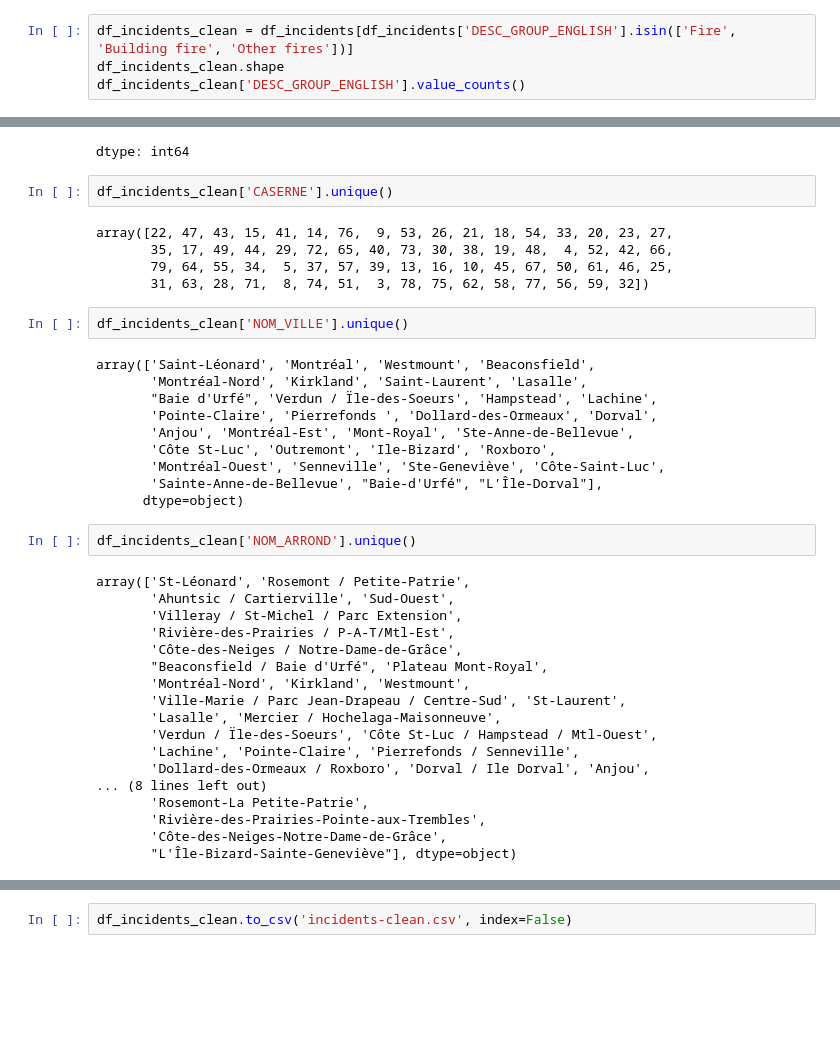
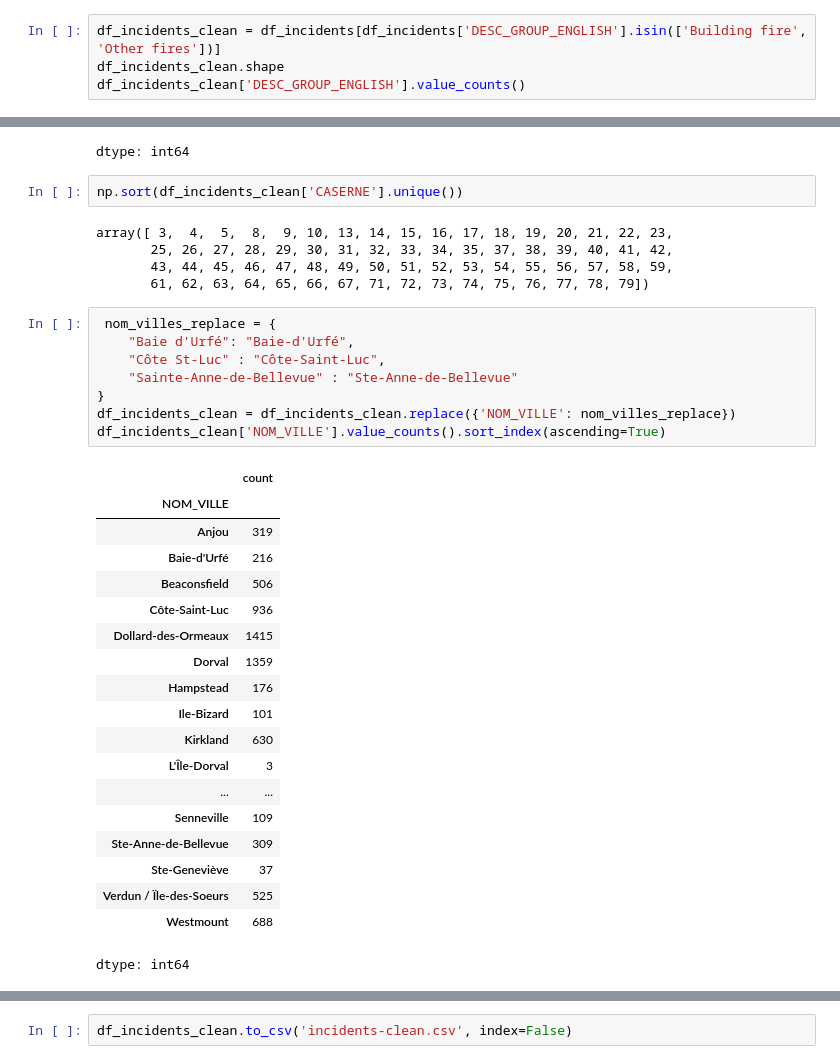
Before and after one commit to coddecses/ycbs299, a Jupyter notebook: notebooks/incidents_clean.ipynb, the cells around one changed output, grey strips where cells are left out. Saved outputs shown, nothing was run; the diff lists cells and outputs as text; blank space fills up the shorter version.

Commit message:
Update incidents_clean notebook and data

```diff
--- a/notebooks/incidents_clean.ipynb
+++ b/notebooks/incidents_clean.ipynb
@@ -137,7 +137,7 @@ df_incidents['DESC_GROUP_ENGLISH'].value_counts()
 | New | 7 |
 dtype: int64
 # %%
-df_incidents_clean = df_incidents[df_incidents['DESC_GROUP_ENGLISH'].isin(['Fire', 'Building fire', 'Other fires'])]
+df_incidents_clean = df_incidents[df_incidents['DESC_GROUP_ENGLISH'].isin(['Building fire', 'Other fires'])]
 df_incidents_clean.shape
 df_incidents_clean['DESC_GROUP_ENGLISH'].value_counts()
 # %% [output]
@@ -147,41 +147,37 @@ df_incidents_clean['DESC_GROUP_ENGLISH'].value_counts()
 | Building fire | 26850 |
 dtype: int64
 # %%
-df_incidents_clean['CASERNE'].unique()
+np.sort(df_incidents_clean['CASERNE'].unique())
 # %% [output]
-array([22, 47, 43, 15, 41, 14, 76,  9, 53, 26, 21, 18, 54, 33, 20, 23, 27,
-       35, 17, 49, 44, 29, 72, 65, 40, 73, 30, 38, 19, 48,  4, 52, 42, 66,
-       79, 64, 55, 34,  5, 37, 57, 39, 13, 16, 10, 45, 67, 50, 61, 46, 25,
-       31, 63, 28, 71,  8, 74, 51,  3, 78, 75, 62, 58, 77, 56, 59, 32])
+array([ 3,  4,  5,  8,  9, 10, 13, 14, 15, 16, 17, 18, 19, 20, 21, 22, 23,
+       25, 26, 27, 28, 29, 30, 31, 32, 33, 34, 35, 37, 38, 39, 40, 41, 42,
+       43, 44, 45, 46, 47, 48, 49, 50, 51, 52, 53, 54, 55, 56, 57, 58, 59,
+       61, 62, 63, 64, 65, 66, 67, 71, 72, 73, 74, 75, 76, 77, 78, 79])
-# %%
-df_incidents_clean['NOM_VILLE'].unique()
-# %% [output]
-array(['Saint-Léonard', 'Montréal', 'Westmount', 'Beaconsfield',
-       'Montréal-Nord', 'Kirkland', 'Saint-Laurent', 'Lasalle',
-       "Baie d'Urfé", 'Verdun / Ïle-des-Soeurs', 'Hampstead', 'Lachine',
-       'Pointe-Claire', 'Pierrefonds ', 'Dollard-des-Ormeaux', 'Dorval',
-       'Anjou', 'Montréal-Est', 'Mont-Royal', 'Ste-Anne-de-Bellevue',
-       'Côte St-Luc', 'Outremont', 'Ile-Bizard', 'Roxboro',
-       'Montréal-Ouest', 'Senneville', 'Ste-Geneviève', 'Côte-Saint-Luc',
-       'Sainte-Anne-de-Bellevue', "Baie-d'Urfé", "L'Île-Dorval"],
-      dtype=object)
-# %%
-df_incidents_clean['NOM_ARROND'].unique()
-# %% [output]
-array(['St-Léonard', 'Rosemont / Petite-Patrie',
-       'Ahuntsic / Cartierville', 'Sud-Ouest',
-       'Villeray / St-Michel / Parc Extension',
-       'Rivière-des-Prairies / P-A-T/Mtl-Est',
-       'Côte-des-Neiges / Notre-Dame-de-Grâce',
-       "Beaconsfield / Baie d'Urfé", 'Plateau Mont-Royal',
-       'Montréal-Nord', 'Kirkland', 'Westmount',
-       'Ville-Marie / Parc Jean-Drapeau / Centre-Sud', 'St-Laurent',
-       'Lasalle', 'Mercier / Hochelaga-Maisonneuve',
-       'Verdun / Ïle-des-Soeurs', 'Côte St-Luc / Hampstead / Mtl-Ouest',
-       'Lachine', 'Pointe-Claire', 'Pierrefonds / Senneville',
-       'Dollard-des-Ormeaux / Roxboro', 'Dorval / Ile Dorval', 'Anjou',
-... (8 lines left out)
-       'Rosemont-La Petite-Patrie',
-       'Rivière-des-Prairies-Pointe-aux-Trembles',
-       'Côte-des-Neiges-Notre-Dame-de-Grâce',
-       "L'Île-Bizard-Sainte-Geneviève"], dtype=object)
+# %%
+ nom_villes_replace = {
+    "Baie d'Urfé": "Baie-d'Urfé",
+    "Côte St-Luc" : "Côte-Saint-Luc",
+    "Sainte-Anne-de-Bellevue" : "Ste-Anne-de-Bellevue"
+}
+df_incidents_clean = df_incidents_clean.replace({'NOM_VILLE': nom_villes_replace})
+df_incidents_clean['NOM_VILLE'].value_counts().sort_index(ascending=True)
+# %% [output]
+|  | count |
+| NOM_VILLE |  |
+| Anjou | 319 |
+| Baie-d'Urfé | 216 |
+| Beaconsfield | 506 |
+| Côte-Saint-Luc | 936 |
+| Dollard-des-Ormeaux | 1415 |
+| Dorval | 1359 |
+| Hampstead | 176 |
+| Ile-Bizard | 101 |
+| Kirkland | 630 |
+| L'Île-Dorval | 3 |
+| ... | ... |
+| Senneville | 109 |
+| Ste-Anne-de-Bellevue | 309 |
+| Ste-Geneviève | 37 |
+| Verdun / Ïle-des-Soeurs | 525 |
+| Westmount | 688 |
+dtype: int64
```
Also changed, not shown: parts of 5 cells of this notebook, 1 other file.
